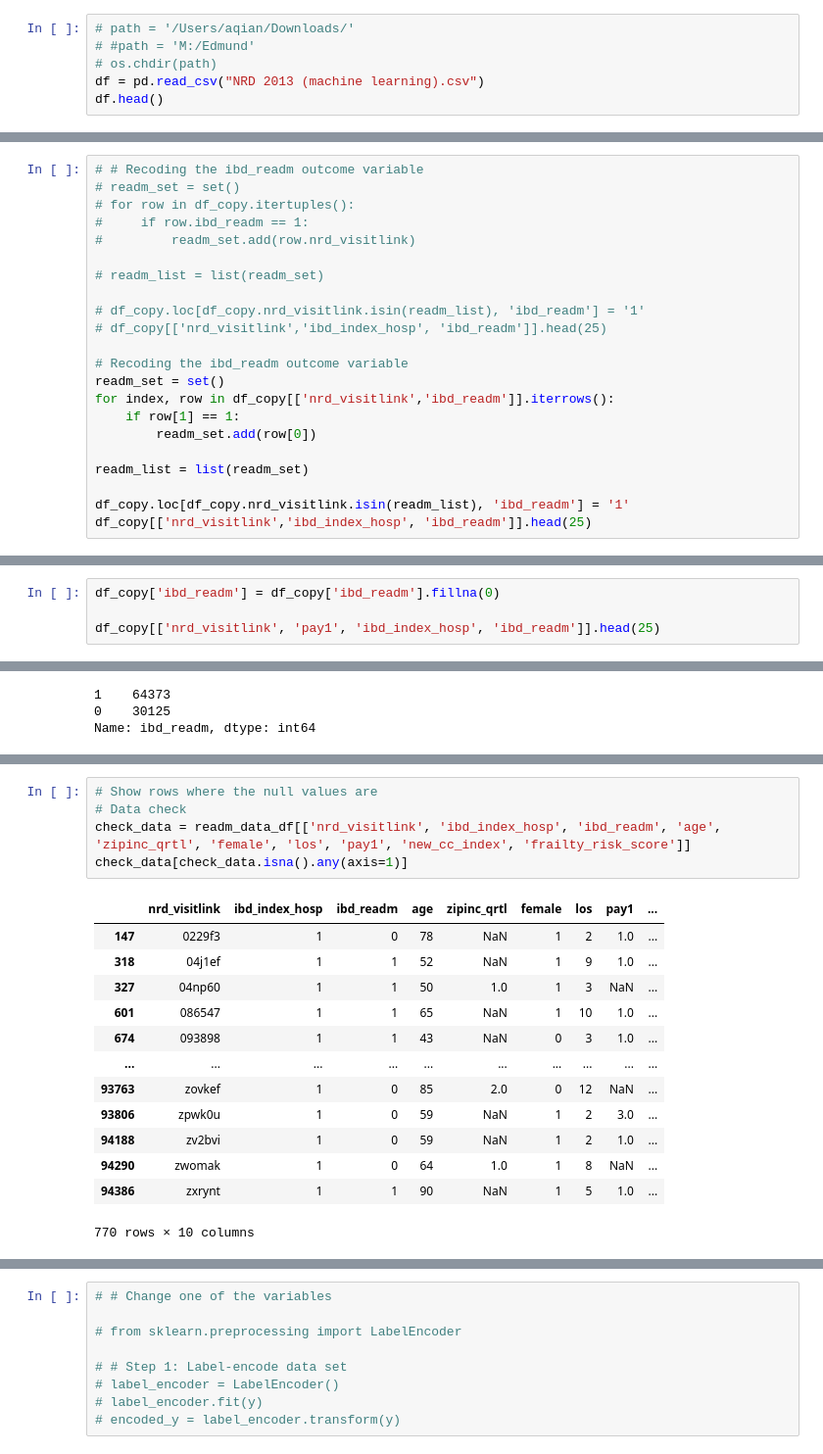
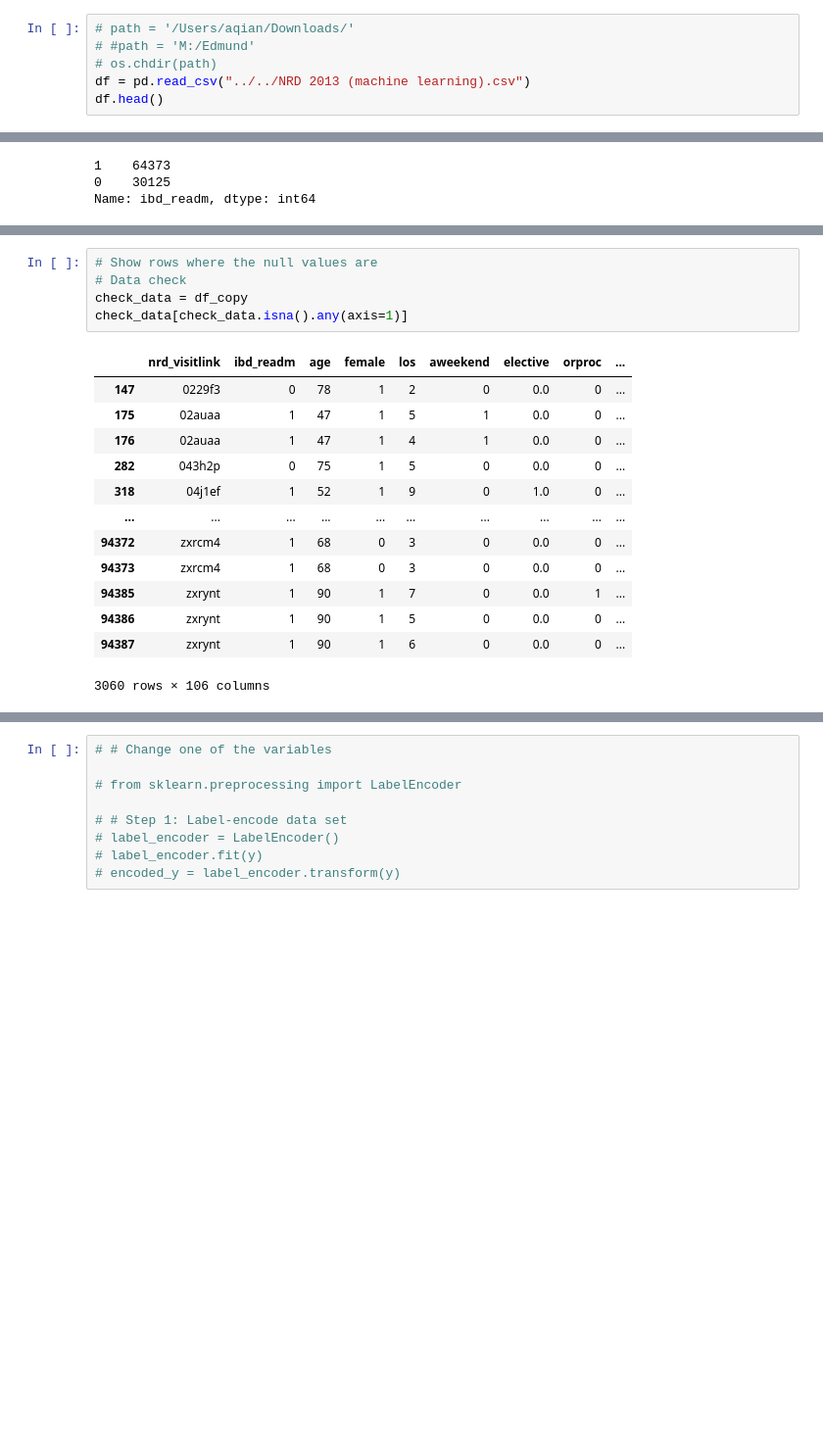
Before and after one commit to jgabunilas/IBD-final-project, a Jupyter notebook: NRD 2013 - machine learning.ipynb, the cells around one changed output, grey strips where cells are left out. Shown: that part at 98% size. Cells and saved outputs as stored; diff of their text form; blank space fills up the shorter version.

```diff
--- a/NRD 2013 - machine learning.ipynb
+++ b/NRD 2013 - machine learning.ipynb
@@ -7,7 +7,7 @@ import os
 # path = '/Users/aqian/Downloads/'
 # #path = 'M:/Edmund'
 # os.chdir(path)
-df = pd.read_csv("NRD 2013 (machine learning).csv")
+df = pd.read_csv("../../NRD 2013 (machine learning).csv")
 df.head()
 # %% [output]
 |  | index | age | aweekend | died | discwt | dispuniform | dmonth | dqtr | drg | drgver | ... |
@@ -128,22 +74,0 @@ df_copy[['nrd_visitlink','ibd_index_hosp', 'dx1', 'new_mi_adm', 'ibd_readm']].he
-# %%
-# # Recoding the ibd_readm outcome variable
-# readm_set = set()
-# for row in df_copy.itertuples():
-#     if row.ibd_readm == 1:
-#         readm_set.add(row.nrd_visitlink)
-
-# readm_list = list(readm_set)
-
-# df_copy.loc[df_copy.nrd_visitlink.isin(readm_list), 'ibd_readm'] = '1'
-# df_copy[['nrd_visitlink','ibd_index_hosp', 'ibd_readm']].head(25)
-
-# Recoding the ibd_readm outcome variable
-readm_set = set()
-for index, row in df_copy[['nrd_visitlink','ibd_readm']].iterrows():
-    if row[1] == 1:
-        readm_set.add(row[0])
-
-readm_list = list(readm_set)
-
-df_copy.loc[df_copy.nrd_visitlink.isin(readm_list), 'ibd_readm'] = '1'
-df_copy[['nrd_visitlink','ibd_index_hosp', 'ibd_readm']].head(25)
@@ -168,4 +74,0 @@ df_copy[['nrd_visitlink','ibd_index_hosp', 'ibd_readm']].head(25)
-# %%
-df_copy['ibd_readm'] = df_copy['ibd_readm'].fillna(0)
-
-df_copy[['nrd_visitlink', 'pay1', 'ibd_index_hosp', 'ibd_readm']].head(25)
@@ -327,22 +375,22 @@ dtype: int64
 # %%
 # Show rows where the null values are
 # Data check
-check_data = readm_data_df[['nrd_visitlink', 'ibd_index_hosp', 'ibd_readm', 'age', 'zipinc_qrtl', 'female', 'los', 'pay1', 'new_cc_index', 'frailty_risk_score']]
+check_data = df_copy
 check_data[check_data.isna().any(axis=1)]
 # %% [output]
-|  | nrd_visitlink | ibd_index_hosp | ibd_readm | age | zipinc_qrtl | female | los | pay1 | ... |
-| 147 | 0229f3 | 1 | 0 | 78 | NaN | 1 | 2 | 1.0 | ... |
-| 318 | 04j1ef | 1 | 1 | 52 | NaN | 1 | 9 | 1.0 | ... |
-| 327 | 04np60 | 1 | 1 | 50 | 1.0 | 1 | 3 | NaN | ... |
-| 601 | 086547 | 1 | 1 | 65 | NaN | 1 | 10 | 1.0 | ... |
-| 674 | 093898 | 1 | 1 | 43 | NaN | 0 | 3 | 1.0 | ... |
+|  | nrd_visitlink | ibd_readm | age | female | los | aweekend | elective | orproc | ... |
+| 147 | 0229f3 | 0 | 78 | 1 | 2 | 0 | 0.0 | 0 | ... |
+| 175 | 02auaa | 1 | 47 | 1 | 5 | 1 | 0.0 | 0 | ... |
+| 176 | 02auaa | 1 | 47 | 1 | 4 | 1 | 0.0 | 0 | ... |
+| 282 | 043h2p | 0 | 75 | 1 | 5 | 0 | 0.0 | 0 | ... |
+| 318 | 04j1ef | 1 | 52 | 1 | 9 | 0 | 1.0 | 0 | ... |
 | ... | ... | ... | ... | ... | ... | ... | ... | ... | ... |
-| 93763 | zovkef | 1 | 0 | 85 | 2.0 | 0 | 12 | NaN | ... |
-| 93806 | zpwk0u | 1 | 0 | 59 | NaN | 1 | 2 | 3.0 | ... |
-| 94188 | zv2bvi | 1 | 0 | 59 | NaN | 1 | 2 | 1.0 | ... |
-| 94290 | zwomak | 1 | 0 | 64 | 1.0 | 1 | 8 | NaN | ... |
-| 94386 | zxrynt | 1 | 1 | 90 | NaN | 1 | 5 | 1.0 | ... |
+| 94372 | zxrcm4 | 1 | 68 | 0 | 3 | 0 | 0.0 | 0 | ... |
+| 94373 | zxrcm4 | 1 | 68 | 0 | 3 | 0 | 0.0 | 0 | ... |
+| 94385 | zxrynt | 1 | 90 | 1 | 7 | 0 | 0.0 | 1 | ... |
+| 94386 | zxrynt | 1 | 90 | 1 | 5 | 0 | 0.0 | 0 | ... |
+| 94387 | zxrynt | 1 | 90 | 1 | 6 | 0 | 0.0 | 0 | ... |
-770 rows × 10 columns
+3060 rows × 106 columns
 # %%
 # Check the columns where there are null or missing values
 data.count()
```
Also changed, not shown: parts of 25 cells of this notebook, 1 other file.
